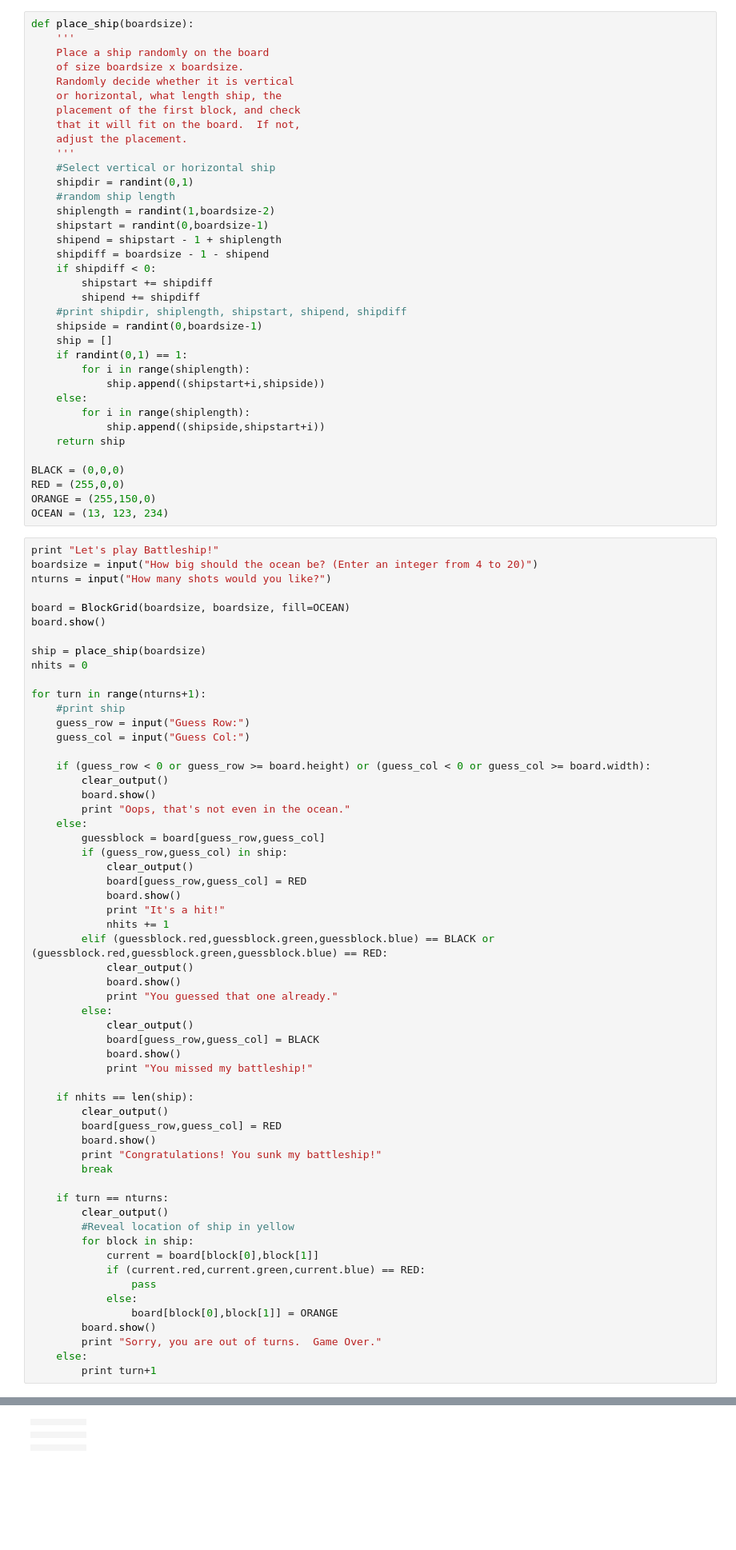
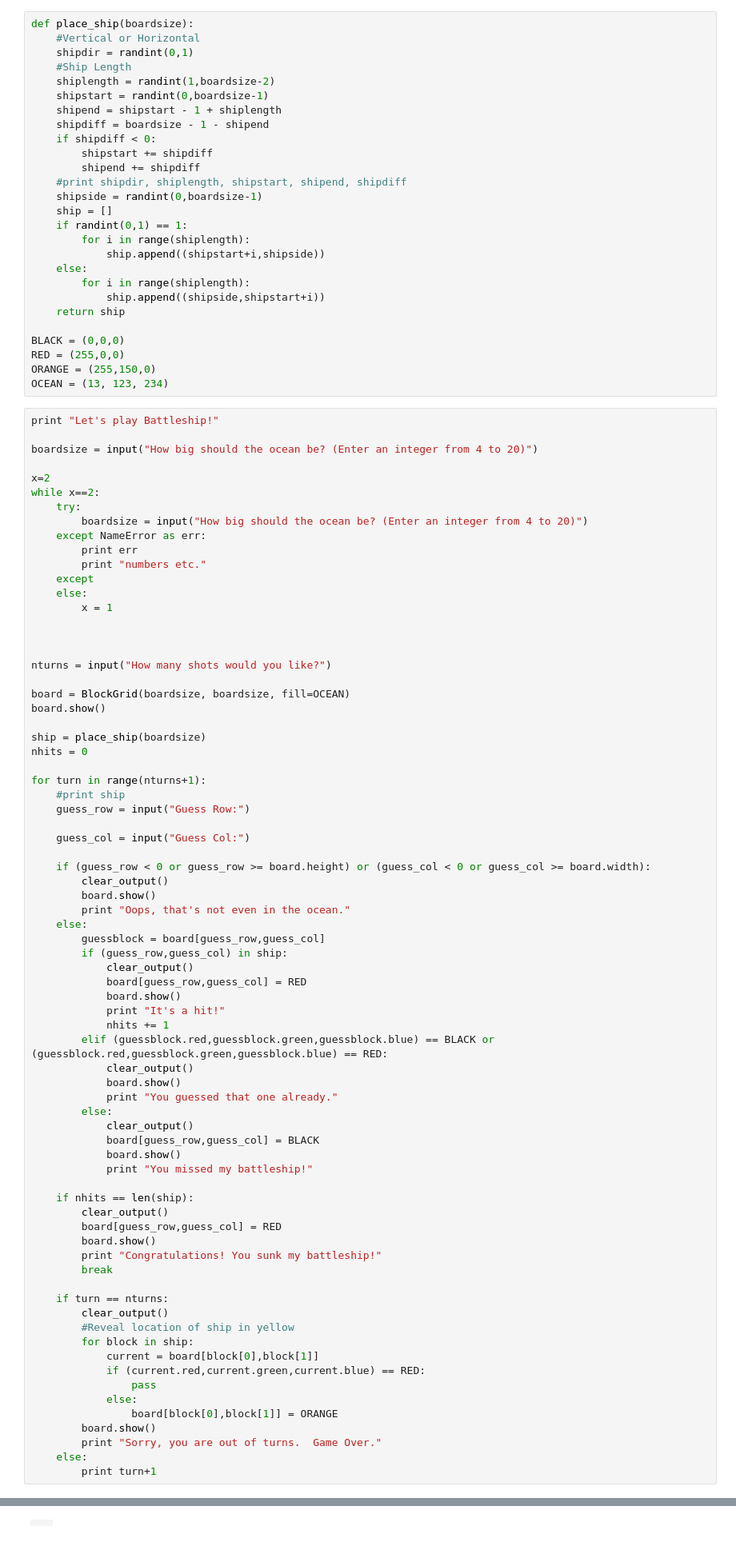
Before and after one commit to dclove202/PHYS202-S14, a Jupyter notebook: iPython/Battleship.ipynb, the cells around one changed output, grey strips where cells are left out. Shown at 80% size. Saved outputs shown, nothing was run; the diff lists cells and outputs as text; blank space fills up the shorter version.

```diff
--- a/iPython/Battleship.ipynb
+++ b/iPython/Battleship.ipynb
@@ -22,18 +22,9 @@ I will grade your output for this exercise. Your code must implement the element
 ## Solution
 # %%
 def place_ship(boardsize):
-    '''
-    Place a ship randomly on the board
-    of size boardsize x boardsize.
-    Randomly decide whether it is vertical
-    or horizontal, what length ship, the
-    placement of the first block, and check
-    that it will fit on the board.  If not,
-    adjust the placement.
-    '''
-    #Select vertical or horizontal ship
+    #Vertical or Horizontal
     shipdir = randint(0,1)
-    #random ship length
+    #Ship Length
     shiplength = randint(1,boardsize-2)
     shipstart = randint(0,boardsize-1)
     shipend = shipstart - 1 + shiplength
@@ -58,7 +49,22 @@ ORANGE = (255,150,0)
 OCEAN = (13, 123, 234)
 # %%
 print "Let's play Battleship!"
+
 boardsize = input("How big should the ocean be? (Enter an integer from 4 to 20)")
+
+x=2
+while x==2:
+    try:
+        boardsize = input("How big should the ocean be? (Enter an integer from 4 to 20)")
+    except NameError as err:
+        print err
+        print "numbers etc."
+    except
+    else:
+        x = 1
+
+
+
 nturns = input("How many shots would you like?")
 
 board = BlockGrid(boardsize, boardsize, fill=OCEAN)
@@ -70,6 +76,7 @@ nhits = 0
 for turn in range(nturns+1):
     #print ship
     guess_row = input("Guess Row:")
+
     guess_col = input("Guess Col:")
 
     if (guess_row < 0 or guess_row >= board.height) or (guess_col < 0 or guess_col >= board.width):
@@ -118,5 +128,2 @@ for turn in range(nturns+1):
-|  |  |  |  |  |
-|  |  |  |  |  |
-|  |  |  |  |  |
-|  |  |  |  |  |
-|  |  |  |  |  |
+|  |  |
+|  |  |
```
Also changed, not shown: parts of 2 cells of this notebook, 5 other files.
